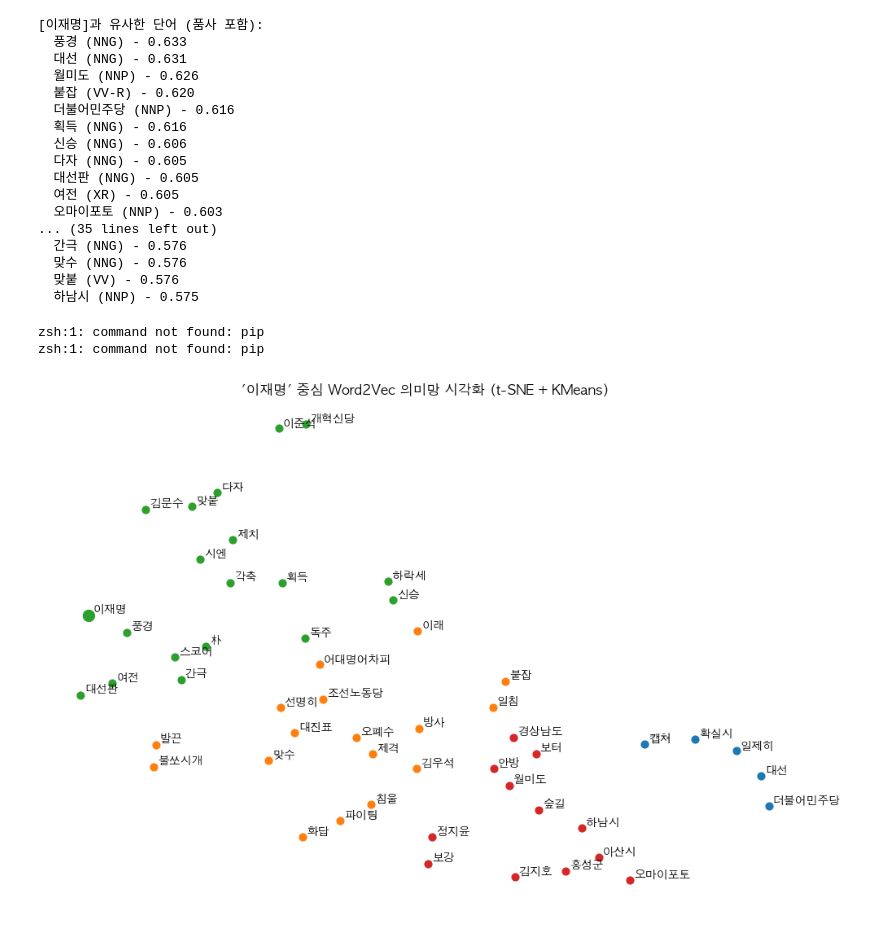
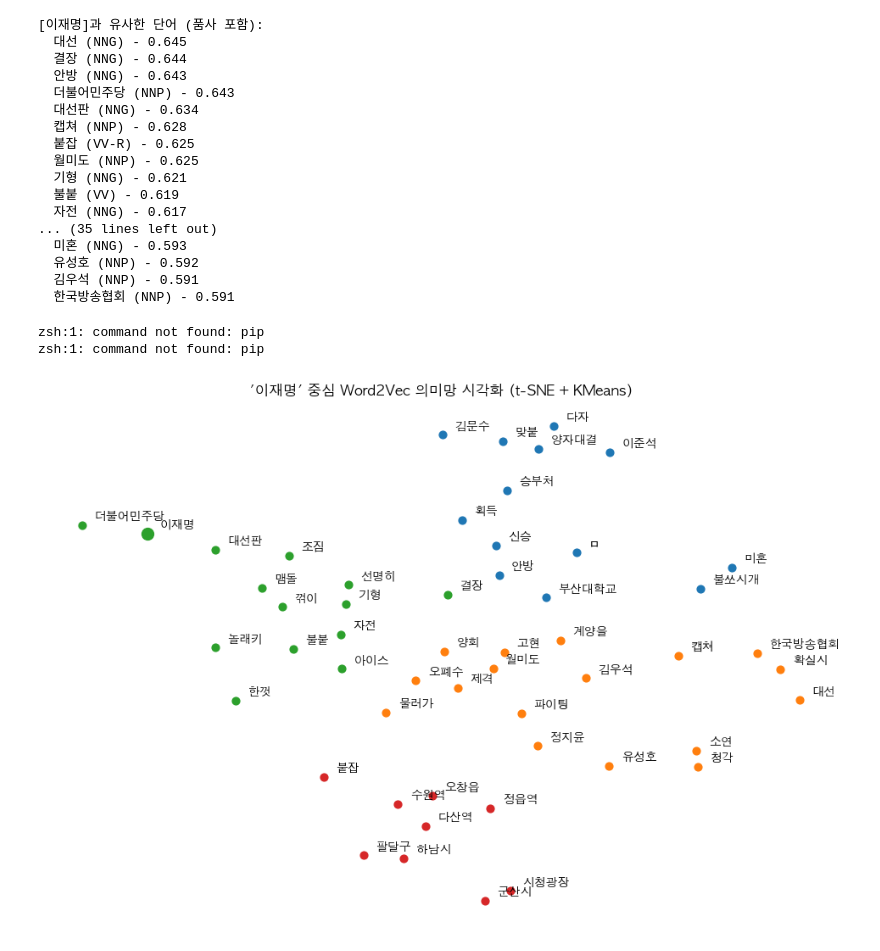
Before and after one commit to hyeriiiiinnn/KORE208_team5, a Jupyter notebook: 3. 정치인별 빈도, 워드임베딩/1.이재명/이재명_워드임베딩.ipynb, the cells around one changed output. Saved outputs shown, nothing was run; the diff lists cells and outputs as text; code cells hidden in the pictures.

```diff
--- a/3. 정치인별 빈도, 워드임베딩/1.이재명/이재명_워드임베딩.ipynb
+++ b/3. 정치인별 빈도, 워드임베딩/1.이재명/이재명_워드임베딩.ipynb
@@ -14,7 +14,7 @@ Note: you may need to restart the kernel to use updated packages.
 import pandas as pd
 
 # CSV 파일 불러오기
-df = pd.read_csv("/Users/matthew941/Desktop/KORE208_team5/3. 정치인별 빈도, 워드임베딩/1.이재명/이재명_tagged_filtered_ver2.csv")
+df = pd.read_csv("/Users/matthew941/Desktop/KORE208_team5/3. 정치인별 빈도, 워드임베딩/1.이재명/lee_jaemyung_tagged_filtered.csv")
 # %%
 import re
 
@@ -29,7 +29,7 @@ from gensim.models import Word2Vec
 sentences = df['tagged'].dropna().tolist()
 
 # 제외하고 싶은 단어
-ban_words = {"vs", "였고", "D", "이", "엿새", "보름", "열흘", "연이틀", "뉴시스","후보"}
+ban_words = {"vs", "였고", "D", "이", "엿새", "보름", "열흘", "연이틀", "뉴시스","후보","오마이포토","시엔","문수"}
 ban_tags = {"VCP", "SL"}
 
 # 필터링
@@ -82,22 +82,22 @@ else:
     print(f"'{keyword}' 단어가 Word2Vec vocabulary에 없습니다.")
 # %% [output]
 [이재명]과 유사한 단어 (품사 포함):
-  풍경 (NNG) - 0.633
-  대선 (NNG) - 0.631
-  월미도 (NNP) - 0.626
-  붙잡 (VV-R) - 0.620
-  더불어민주당 (NNP) - 0.616
-  획득 (NNG) - 0.616
-  신승 (NNG) - 0.606
-  다자 (NNG) - 0.605
-  대선판 (NNG) - 0.605
-  여전 (XR) - 0.605
-  오마이포토 (NNP) - 0.603
+  대선 (NNG) - 0.645
+  결장 (NNG) - 0.644
+  안방 (NNG) - 0.643
+  더불어민주당 (NNP) - 0.643
+  대선판 (NNG) - 0.634
+  캡쳐 (NNP) - 0.628
+  붙잡 (VV-R) - 0.625
+  월미도 (NNP) - 0.625
+  기형 (NNG) - 0.621
+  불붙 (VV) - 0.619
+  자전 (NNG) - 0.617
 ... (35 lines left out)
-  간극 (NNG) - 0.576
-  맞수 (NNG) - 0.576
-  맞붙 (VV) - 0.576
-  하남시 (NNP) - 0.575
+  미혼 (NNG) - 0.593
+  유성호 (NNP) - 0.592
+  김우석 (NNP) - 0.591
+  한국방송협회 (NNP) - 0.591
 # %%
 # 2D
 
@@ -125,32 +125,32 @@ similar_tuples = model.wv.most_similar(keyword, topn=50)
 similar_words = [keyword] + [word for word, _ in similar_tuples]
 
 # 필수 단어 포함
 must_include = ['이준석', '김문수']
 for word in must_include:
     if word not in similar_words and word in model.wv:
         similar_words.append(word)
 
 # 벡터 추출
 word_vectors = np.array([model.wv[word] for word in similar_words])
 
 # t-SNE 차원 축소 (★ n_iter 제거함!)
-tsne = TSNE(n_components=2, perplexity=5, random_state=42)
+tsne = TSNE(n_components=2, perplexity=7, random_state=42)
 vec_2d = tsne.fit_transform(word_vectors)
 
 # KMeans 클러스터링
 kmeans = KMeans(n_clusters=4, random_state=42)
 labels = kmeans.fit_predict(vec_2d)
 
 # 시각화
 plt.figure(figsize=(12, 8))
 for i, word in enumerate(similar_words):
     x, y = vec_2d[i]
     plt.scatter(x, y, c=f"C{labels[i]}", s=100 if word == keyword else 40)
     plt.text(x + 0.5, y + 0.5, word, fontsize=10)
 plt.title(f"'{keyword}' 중심 Word2Vec 의미망 시각화 (t-SNE + KMeans)")
 plt.axis('off')
 plt.show()
 # %% [output]
 zsh:1: command not found: pip
 zsh:1: command not found: pip
-[figure, old version]
+[figure, new version]
```
Also changed, not shown: parts of 8 cells of this notebook, 14 other files.
